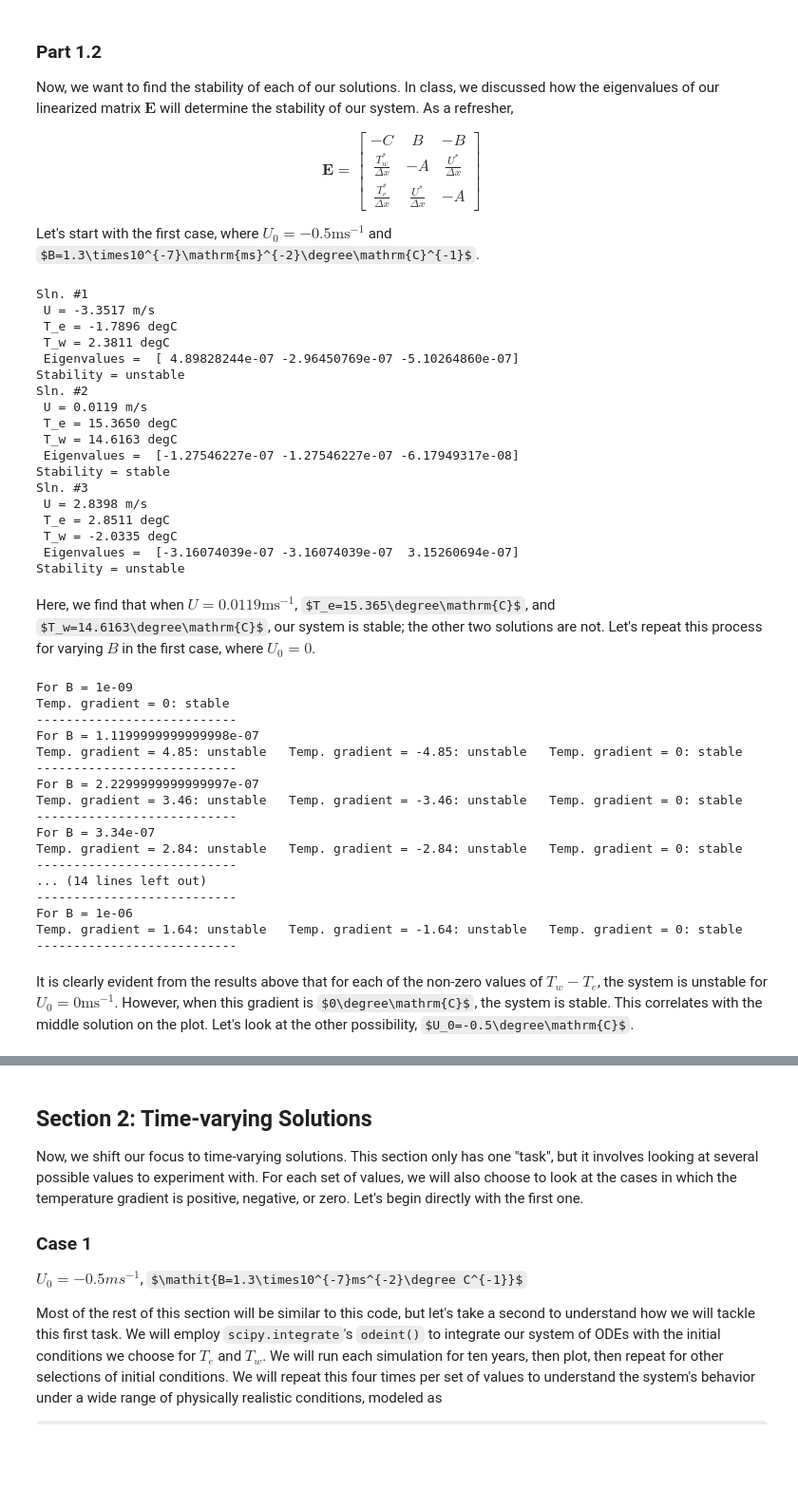
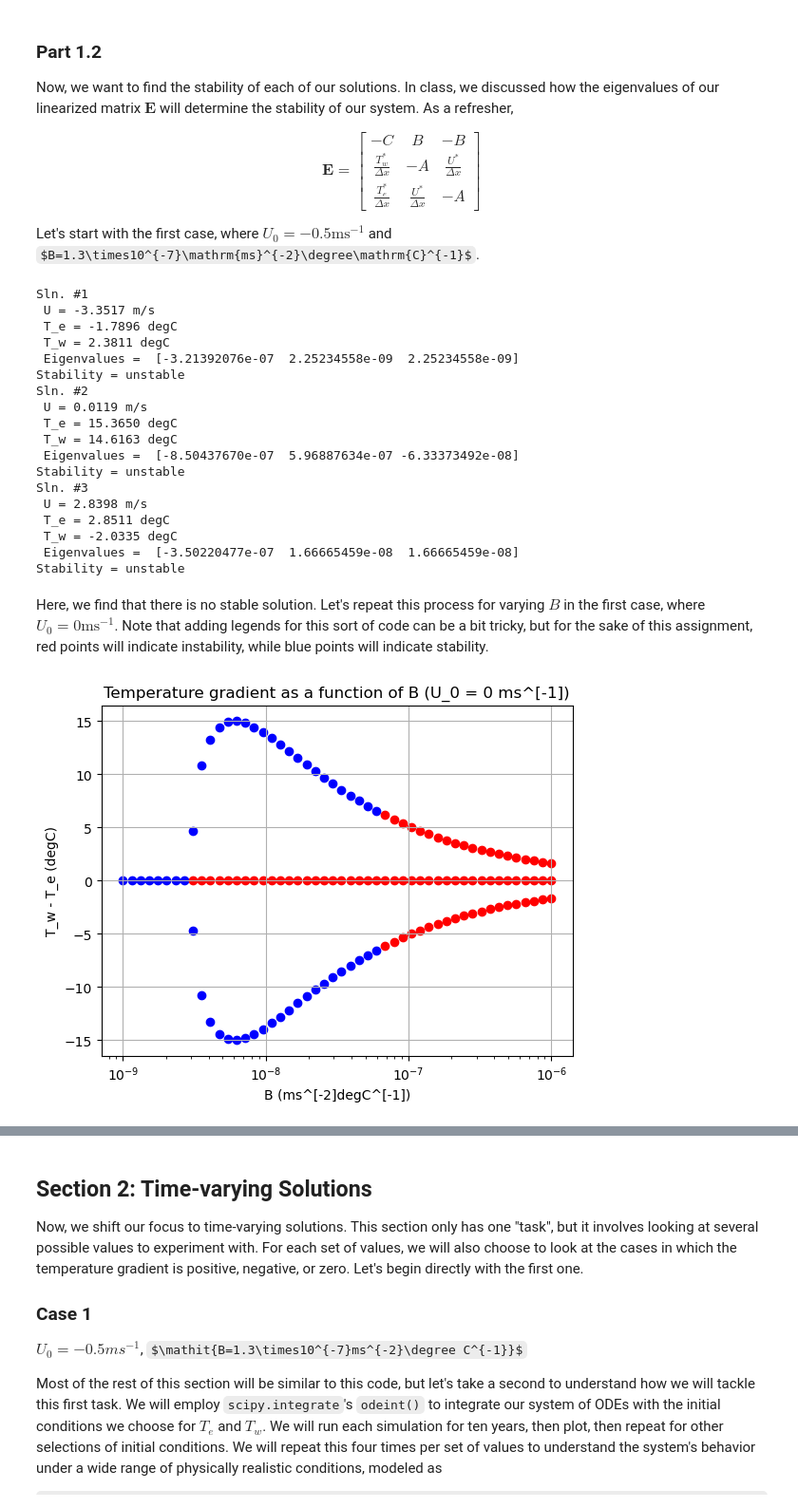
Before and after one commit to lemondoroshow/geoscienceModeling, a Jupyter notebook: ensoModel/modelingENSO.ipynb, the cells around one changed output, grey strips where cells are left out. Shown at 95% size. Drawn from its saved outputs; the diff is of its cells as text; code cells hidden in the pictures; some formulas as TeX source; blank space fills up the shorter version.

```diff
--- a/ensoModel/modelingENSO.ipynb
+++ b/ensoModel/modelingENSO.ipynb
@@ -189,7 +191,7 @@ for U_sln, T_e_sln, T_w_sln in slns:
     # Calculate E
     E = np.array([[-C, B, -B],
                    [T_w_sln / del_x, -A, U_sln / del_x],
-                   [T_e_sln / del_x, U_sln / del_x, -A]], dtype = float)
+                   [-T_e_sln / del_x, -U_sln / del_x, -A]], dtype = float)
 
     # Find eigenvalues
     eigs = np.real(np.linalg.eig(E)[0])
@@ -205,35 +207,36 @@ for U_sln, T_e_sln, T_w_sln in slns:
     "T_w = " + str(round(T_w_sln, 4)) + " degC\n",
     "Eigenvalues = ", eigs,
     "\nStability = " + stability)
+
     num += 1
 # %% [output]
 Sln. #1
  U = -3.3517 m/s
  T_e = -1.7896 degC
  T_w = 2.3811 degC
- Eigenvalues =  [ 4.89828244e-07 -2.96450769e-07 -5.10264860e-07]
+ Eigenvalues =  [-3.21392076e-07  2.25234558e-09  2.25234558e-09]
 Stability = unstable
 Sln. #2
  U = 0.0119 m/s
  T_e = 15.3650 degC
  T_w = 14.6163 degC
- Eigenvalues =  [-1.27546227e-07 -1.27546227e-07 -6.17949317e-08]
-Stability = stable
+ Eigenvalues =  [-8.50437670e-07  5.96887634e-07 -6.33373492e-08]
+Stability = unstable
 Sln. #3
  U = 2.8398 m/s
  T_e = 2.8511 degC
  T_w = -2.0335 degC
- Eigenvalues =  [-3.16074039e-07 -3.16074039e-07  3.15260694e-07]
+ Eigenvalues =  [-3.50220477e-07  1.66665459e-08  1.66665459e-08]
 Stability = unstable
-# %% [markdown]
-Here, we find that when $U=0.0119\mathrm{ms}^{-1}$, $T_e=15.365\degree\mathrm{C}$, and $T_w=14.6163\degree\mathrm{C}$, our system is stable; the other two solutions are not. Let's repeat this process for varying $B$ in the first case, where $U_0 = 0$.
+# %% [markdown]
+Here, we find that there is no stable solution. Let's repeat this process for varying $B$ in the first case, where $U_0 = 0\mathrm{ms}^{-1}$. Note that adding legends for this sort of code can be a bit tricky, but for the sake of this assignment, red points will indicate instability, while blue points will indicate stability.
 # %%
-# Set initial values
-B_range_small = np.linspace(10**(-9), 10**(-6), 10)
+# Setup
 U_0 = 0
+fig, ax = plt.subplots()
 
 # Iterate
-for B in B_range_small:
+for B in B_range:
 
     # Set up equation
     T_e, T_w, U = sympy.symbols("T_e T_w U")
@@ -242,54 +245,44 @@ for B in B_range_small:
     eq3 = sympy.Eq(-U / del_x * T_e + A * (T_0 - T_w), 0)
 
     # Solve and isolate solutions
     solved = sympy.nonlinsolve([eq1, eq2, eq3], [T_e, T_w, U])
     slns = np.array([(T_e_sln, T_w_sln, U_sln) for T_e_sln, T_w_sln, U_sln in solved])
 
     # Determine which solutions are real, filter
     real_sln = np.array([all([T_e_sln.is_real, T_w_sln.is_real, U_sln.is_real]) for T_e_sln, T_w_sln, U_sln in solved])
     real_slns = slns[real_sln]
 
     # Check all solutions
     num = 1
-    print("For B = " + str(B))
+    #print("For B = " + str(B))
     for sln in real_slns:
 
         # Isolate solutions
         T_e_sln, T_w_sln, U_sln = sln
 
         # Calculate E
         E = np.array([[-C, B, -B],
-                    [T_w_sln / del_x, -A, U_sln / del_x],
-                    [T_e_sln / del_x, U_sln / del_x, -A]], dtype = float)
+                      [T_w_sln / del_x, -A, U_sln / del_x],
+                      [-T_e_sln / del_x, -U_sln / del_x, -A]], dtype = float)
 
         # Find eigenvalues
         eigs = np.real(np.linalg.eig(E)[0])
         if any(eigs > 0):
             stability = "unstable"
+            ax.scatter(B, T_w_sln - T_e_sln, color = "red")
         else:
             stability = "stable"
+            ax.scatter(B, T_w_sln - T_e_sln, color = "blue")
 
         # Print diagnostics
-        print("Temp. gradient = " + str(round(T_w_sln - T_e_sln, 2)) + ": " + stability, end = "   ")
+        #print("Temp. gradient = " + str(round(T_w_sln - T_e_sln, 2)) + ": " + stability, end = "   ")
         num += 1
-    print("\n---------------------------")
+    #print("\n---------------------------")
+
+ax.set_title("Temperature gradient as a function of B (U_0 = 0 ms^[-1])")
+ax.set_ylabel("T_w - T_e (degC)")
+ax.set_xlabel("B (ms^[-2]degC^[-1])")
+ax.set_xscale("log")
+ax.grid()
 # %% [output]
-For B = 1e-09
-Temp. gradient = 0: stable
----------------------------
-For B = 1.1199999999999998e-07
-Temp. gradient = 4.85: unstable   Temp. gradient = -4.85: unstable   Temp. gradient = 0: stable
----------------------------
-For B = 2.2299999999999997e-07
-Temp. gradient = 3.46: unstable   Temp. gradient = -3.46: unstable   Temp. gradient = 0: stable
----------------------------
-For B = 3.34e-07
-Temp. gradient = 2.84: unstable   Temp. gradient = -2.84: unstable   Temp. gradient = 0: stable
----------------------------
-... (14 lines left out)
----------------------------
-For B = 1e-06
-Temp. gradient = 1.64: unstable   Temp. gradient = -1.64: unstable   Temp. gradient = 0: stable
----------------------------
+[figure, added]
-# %% [markdown]
-It is clearly evident from the results above that for each of the non-zero values of $T_w-T_e$, the system is unstable for $U_0=0\mathrm{ms}^{-1}$. However, when this gradient is $0\degree\mathrm{C}$, the system is stable. This correlates with the middle solution on the plot. Let's look at the other possibility, $U_0=-0.5\degree\mathrm{C}$.
```
Also changed, not shown: parts of 10 cells of this notebook.
